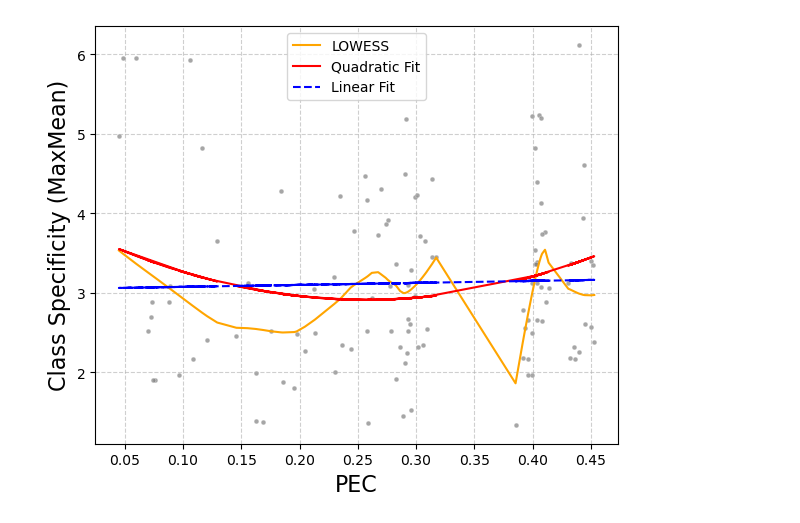
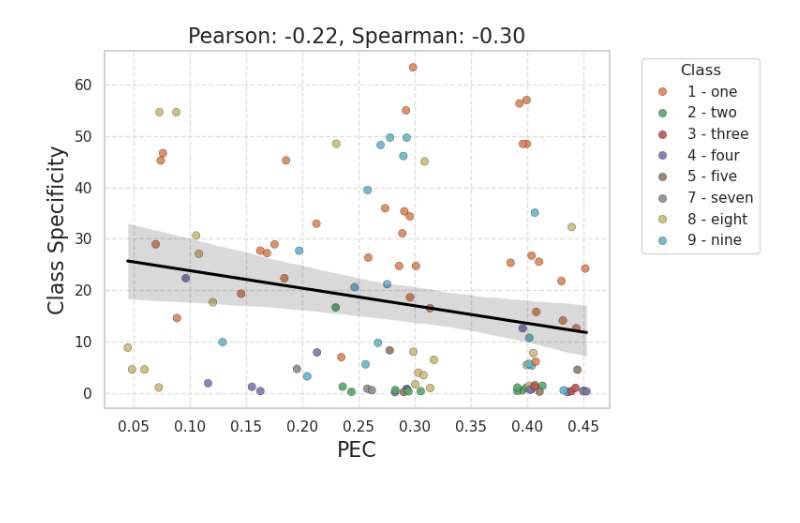
Before and after one commit to principelab/multipec-core, a Jupyter notebook: notebooks/cnn_class_specificity.ipynb, the cells around one changed output. Drawn from its saved outputs; the diff is of its cells as text; code cells hidden in the pictures.

```diff
--- a/notebooks/cnn_class_specificity.ipynb
+++ b/notebooks/cnn_class_specificity.ipynb
@@ -27,7 +27,9 @@ def compute_class_specificity(df):
     delta_cols = [col for col in df.columns if col.startswith("Δ")]
     max_abs_delta = df[delta_cols].abs().max(axis=1)
     mean_abs_delta = df[delta_cols].abs().mean(axis=1)
-    return max_abs_delta / mean_abs_delta
+    weighted_specificity = (max_abs_delta / mean_abs_delta) * max_abs_delta
+
+    return weighted_specificity
 
 
 # Container for class specificity values
@@ -58,7 +60,7 @@ sns.violinplot(x="PEC", y="Class Specificity", data=specificity_df, inner=None,
 sns.stripplot(x="PEC", y="Class Specificity", data=specificity_df, color="black", size=4, jitter=0.2)
 
 plt.title("Class Specificity Across Pruning Ranges")
-plt.ylabel("Class Specificity (max ΔA / mean |ΔA|)")
+plt.ylabel("Class Specificity (max|ΔA| / mean|ΔA|)")
 plt.grid(axis='y', linestyle='--', alpha=0.5)
 plt.tight_layout()
 plt.show()
@@ -78,7 +80,8 @@ def compute_max_mean(df):
     delta_cols = [col for col in df.columns if col.startswith("Δ")]
     max_val = df[delta_cols].abs().max(axis=1)
     mean_val = df[delta_cols].abs().mean(axis=1)
-    return max_val / (mean_val + 1e-8)
+    specificity = max_val - mean_val
+    return specificity
 
 def compute_top2_ratio(df):
     delta_cols = [col for col in df.columns if col.startswith("Δ")]
@@ -116,6 +119,10 @@ def extract_specific_class(df):
     max_class = df[delta_cols].abs().idxmax(axis=1)
     return max_class.str.replace("Δ", "", regex=False)
 
+def extract_specific_class_delta(df):
+    delta_cols = [col for col in df.columns if col.startswith("Δ")]
+    max_val = df[delta_cols].abs().max(axis=1)
+    return max_val
 
 # Data aggregation
 records = []
@@ -137,6 +144,7 @@ for variant in variants:
 
     df["Net"] = df["Subnet"].astype(str).apply(extract_net)
     df["Class"] = extract_specific_class(df)
+    df["ClassDelta"] = extract_specific_class_delta(df)
 
     for _, row in df.iterrows():
         if pd.notna(row["PEC"]):
@@ -146,7 +154,9 @@ for variant in variants:
                 "MaxMean": row["ClassSpec_MaxMean"],
                 "Top2": row["ClassSpec_Top2"],
                 "Net": row["Net"],
-                "Class": row["Class"]
+                "NetSize": len(row["Net"]) if isinstance(row["Net"], tuple) else None,
+                "Class": row["Class"],
+                "ClassDelta": row["ClassDelta"]
             })
 
 plot_df = pd.DataFrame(records)
@@ -157,25 +167,70 @@ metric = "MaxMean"  # Change to MaxMean, Gini, Top2 as needed
 X = plot_df["PEC"].values.reshape(-1, 1)
 y = plot_df[metric].values
 
+import seaborn as sns
+import matplotlib.pyplot as plt
+import pandas as pd
+import numpy as np
+from sklearn.preprocessing import PolynomialFeatures
+from sklearn.linear_model import LinearRegression
+from sklearn.metrics import r2_score
+from sklearn.feature_selection import mutual_info_regression
+from scipy.stats import spearmanr, pearsonr
+from statsmodels.nonparametric.smoothers_lowess import lowess
+
+# Prepare data
+plot_df['Class'] = plot_df['Class'].astype(str)
+plot_df = plot_df.dropna(subset=['PEC', metric, 'Class'])
+
+# Extract numeric part of class label for ordering
+plot_df['ClassNum'] = plot_df['Class'].str.extract(r'^(\d+)').astype(int)
+ordered_classes = plot_df.sort_values('ClassNum')['Class'].unique().tolist()
+
+# Build palette (skip color indices 0 and 6 if needed)
+palette = sns.color_palette()
+colors = [palette[i] for i in range(1, 6)] + [palette[i] for i in range(7, 10)]
+class_color_map = dict(zip(ordered_classes, colors))
+
+# Prepare X and y
+X = plot_df[['PEC']].values
+y = plot_df[metric].values
+
 # Plot
-plt.figure(figsize=(6, 5))
-sns.scatterplot(x=plot_df["PEC"], y=plot_df[metric], color="gray", s=12, alpha=0.7)
+plt.figure(figsize=(8, 5))
 
-# LOWESS
+# Color-coded scatter by class
+scatter = sns.scatterplot(
+    data=plot_df,
+    x="PEC",
+    y=metric,
+    hue="Class",
+    palette=class_color_map,
+    alpha=0.9,
+    edgecolor="black",
+    linewidth=0.2
+)
+
+# Get handles and labels
+handles, labels = scatter.get_legend_handles_labels()
+label_to_handle = dict(zip(labels, handles))
+sorted_handles = [label_to_handle[label] for label in ordered_classes if label in label_to_handle]
+
+# LOWESS smoothing
 smoothed = lowess(y, X.flatten(), frac=0.3)
-plt.plot(smoothed[:, 0], smoothed[:, 1], color="orange", label="LOWESS")
+# plt.plot(smoothed[:, 0], smoothed[:, 1], color="orange", label="LOWESS")
 
 # Quadratic fit
 poly = PolynomialFeatures(degree=2, include_bias=False)
 X_poly = poly.fit_transform(X)
 model_quad = LinearRegression().fit(X_poly, y)
 y_quad = model_quad.predict(X_poly)
-plt.plot(X, y_quad, color="red", label="Quadratic Fit")
+# plt.plot(X, y_quad, color="red", label="Quadratic Fit")
 
 # Linear fit
 model_lin = LinearRegression().fit(X, y)
 y_lin = model_lin.predict(X)
-plt.plot(X, y_lin, color="blue", linestyle="--", label="Linear Fit")
+# plt.plot(X, y_lin, color="blue", linestyle="--", label="Linear Fit")
+sns.regplot(x=plot_df["PEC"], y=plot_df[metric], scatter=False, color="black")
 
 # Stats
 pear, p_pear = pearsonr(plot_df["PEC"], plot_df[metric])
@@ -192,13 +247,20 @@ print(f"Linear R²: {r2_lin:.4f}")
 print(f"Quadratic R²: {r2_quad:.4f}")
 
 plt.xlabel("PEC", fontsize=16)
-plt.ylabel(f"Class Specificity ({metric})", fontsize=16)
-plt.legend()
+plt.ylabel("Class Specificity", fontsize=16)
+plt.title(f"Pearson: {pear:.2f}, Spearman: {spear:.2f}", fontsize=16)
 plt.grid(True, linestyle="--", alpha=0.6)
+
+plt.legend(
+    sorted_handles,
+    ordered_classes,
+    title='Class',
+    bbox_to_anchor=(1.05, 1),
+    loc='upper left'
+)
 plt.tight_layout()
-
 save_path = figures_folder / f"pec_vs_class_specificity_{metric.lower()}.png"
-plt.savefig(save_path)
+plt.savefig(save_path, bbox_inches='tight', dpi=300)
 plt.show()
 # %% [output]
 === Dependency Stats for MaxMean ===
@@ -210,2 +272,2 @@ Quadratic R²: 0.0309
-[figure, old version]
+[figure, new version]
 # %%
```
Also changed, not shown: parts of 5 cells of this notebook.
